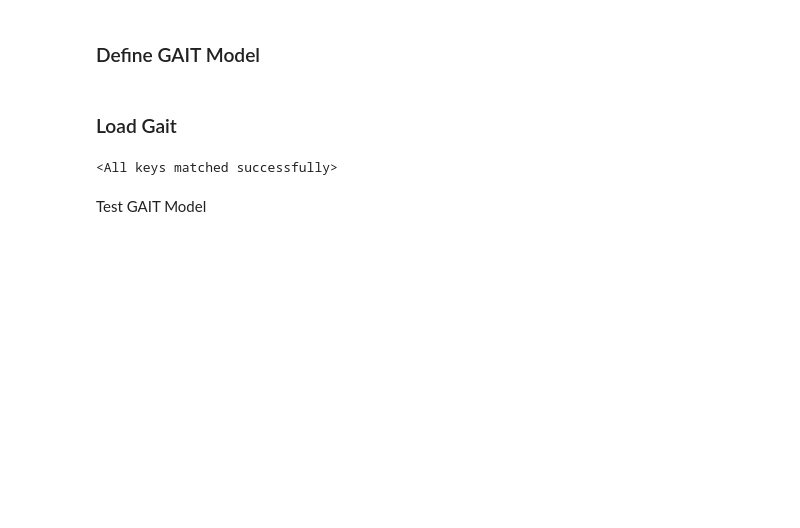
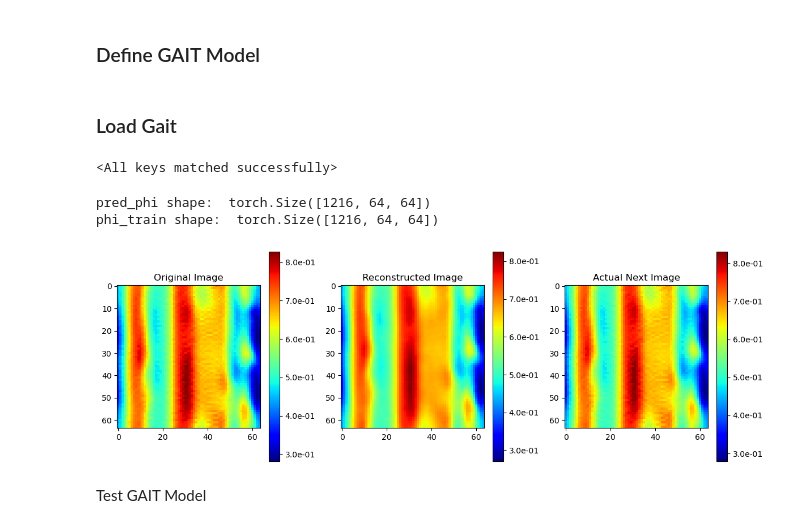
Before and after one commit to iangill11/MLuSHrooM, a Jupyter notebook: model/model testing.ipynb, the cells around one changed output. Cells and saved outputs as stored; diff of their text form; code cells hidden in the pictures; blank space fills up the shorter version.

```diff
--- a/model/model testing.ipynb
+++ b/model/model testing.ipynb
@@ -308,4 +354,48 @@ gait.load_state_dict(torch.load('CVAE Training/CVAE_1/GAIT_model_1.pth'))
 # %% [output]
 <All keys matched successfully>
+# %%
+dnnmodel.eval()
+model.eval()
+
+# initialize empty tensors to store pred_phi
+pred_phi = torch.empty(train_len, 64, 64)
+
+with torch.no_grad():
+    for i in range(train_len):
+        x = phi_train[i]
+        pred_phi[i] = gait(x)
+# %%
+print("pred_phi shape: ", pred_phi.shape)
+print("phi_train shape: ", phi_train.shape)
+
+# plot the first 10 predictions along with original data and actual next time step
+for i in range(1):
+    fig, (ax1, ax2, ax3) = plt.subplots(1, 3, figsize=(12, 4))
+
+    # Display the original image in the first subplot
+    cax1 = ax1.imshow(phi_train[i], cmap='jet', interpolation='nearest')
+    cbar1 = fig.colorbar(cax1, ax=ax1, format='%.1e')
+    # add title
+    ax1.set_title('Original Image')
+
+    # Display the reconstructed image in the second subplot
+    cax2 = ax2.imshow(pred_phi[i], cmap='jet', interpolation='nearest')
+    cbar2 = fig.colorbar(cax2, ax=ax2, format='%.1e')
+    # add title
+    ax2.set_title('Reconstructed Image')
+
+    # Display the original image in the third subplot
+    cax3 = ax3.imshow(phi_train[i+1], cmap='jet', interpolation='nearest')
+    cbar3 = fig.colorbar(cax3, ax=ax3, format='%.1e')
+    # add title
+    ax3.set_title('Actual Next Image')
+
+    plt.tight_layout()
+
+    plt.show()
+# %% [output]
+pred_phi shape:  torch.Size([1216, 64, 64])
+phi_train shape:  torch.Size([1216, 64, 64])
+[figure, added]
 # %% [markdown]
 Test GAIT Model
```
Also changed, not shown: parts of 10 cells of this notebook, 23 other files.
